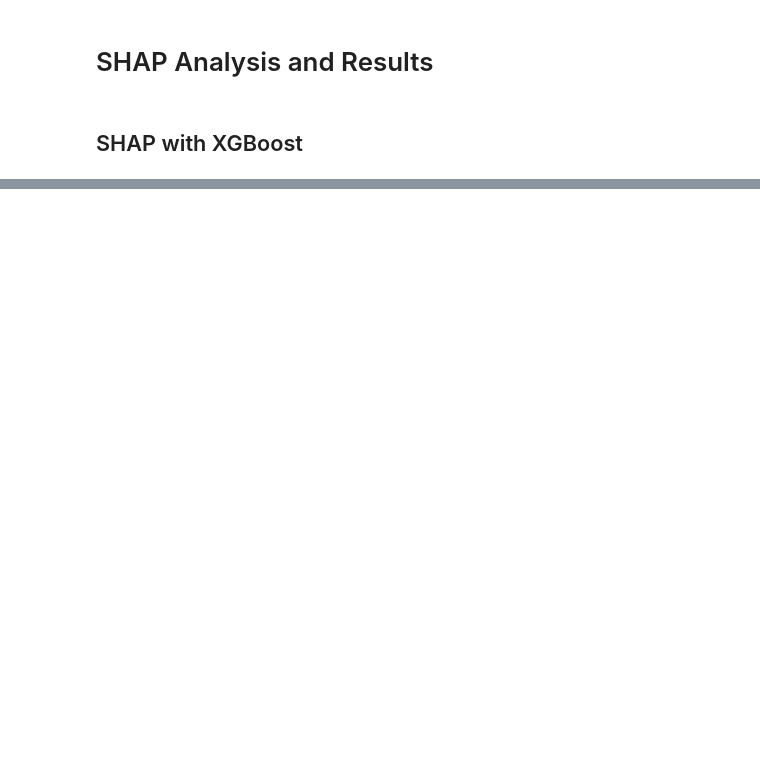
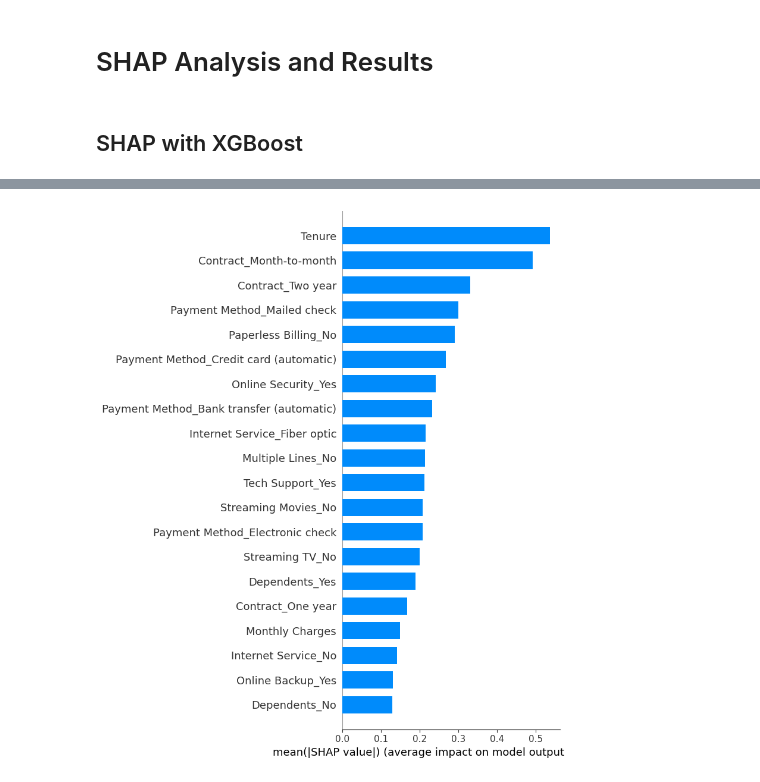
Before and after one commit to Silvano315/Churn-Prediction-with-SHAP, a Jupyter notebook: SHAP.ipynb, the cells around one changed output, grey strips where cells are left out. Drawn from its saved outputs; the diff is of its cells as text; code cells hidden in the pictures; blank space fills up the shorter version.

```diff
--- a/SHAP.ipynb
+++ b/SHAP.ipynb
@@ -66,0 +92,6 @@ shap.summary_plot(shap_values, X_test, show=False).savefig("shap_summary_plot_xg
+# %%
+# Bar plot
+
+shap.summary_plot(shap_df_sorted.values, X, plot_type="bar", show=False)
+# %% [output]
+[figure, added]
```
Also changed, not shown: parts of 12 cells of this notebook.
